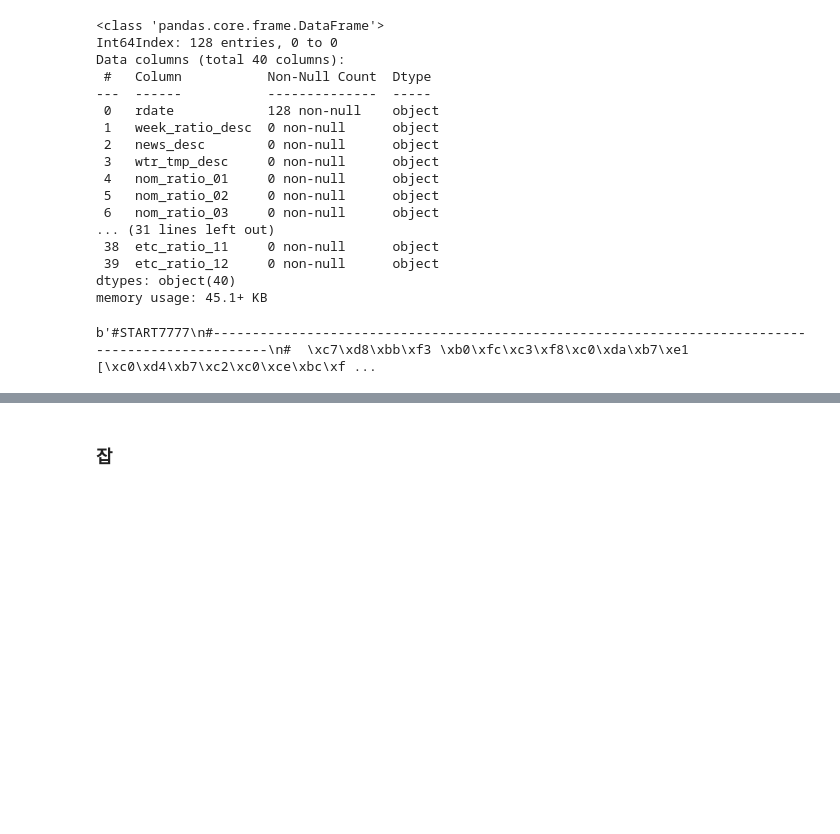
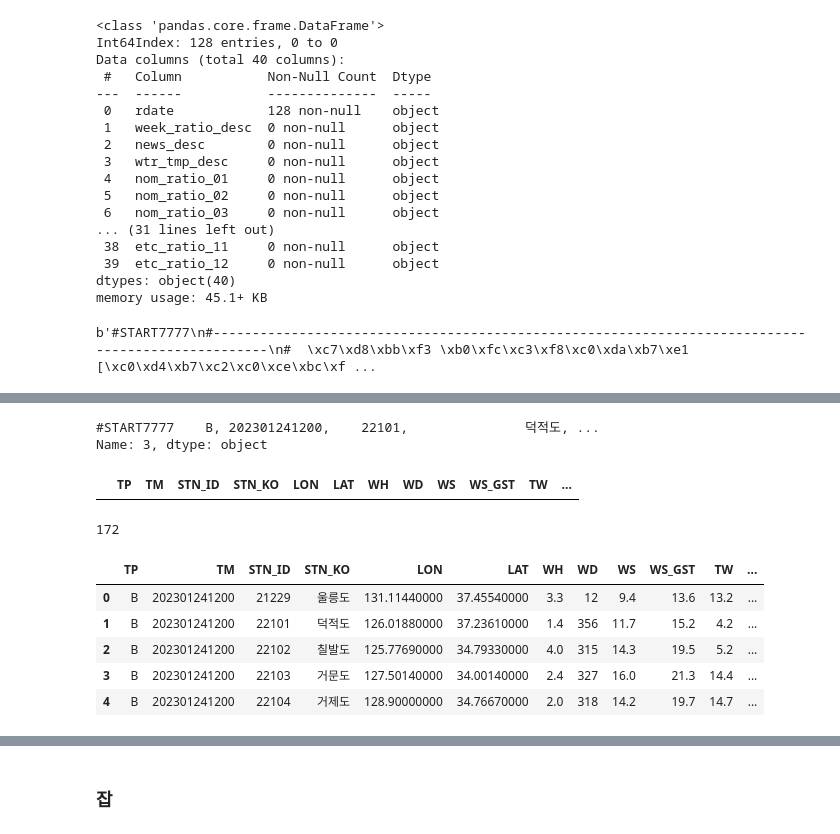
Before and after one commit to Kim-Geunyoung/DailyStudy, a Jupyter notebook: bigProject/dataERD.ipynb, the cells around one changed output, grey strips where cells are left out. Saved outputs shown, nothing was run; the diff lists cells and outputs as text; code cells hidden in the pictures; blank space fills up the shorter version.

```diff
--- a/bigProject/dataERD.ipynb
+++ b/bigProject/dataERD.ipynb
@@ -431,0 +429,20 @@ b'#START7777\n#-----------------------------------------------------------------
+# %%
+import pandas as pd
+from urllib.request import urlopen
+import requests
+import io
+
+domain = 'https://apihub.kma.go.kr/api/typ01/url/sea_obs.php?'
+tm = 'tm=202301241200&'
+stn_id = 'stn=0&'
+auth = 'authKey=5aAU_HThQPugFPx04cD7zw'
+
+url = domain + tm + stn_id + auth
+
+response = requests.get(url)
+
+# CSV 데이터를 데이터프레임으로 변환
+csv_data = response.text
+test_df = pd.read_csv(io.StringIO(csv_data), delimiter='\t')
+
+test_df.tail()
@@ -431,0 +456,5 @@ b'#START7777\n#-----------------------------------------------------------------
+# %%
+test_df.loc[3, :]
+# %% [output]
+#START7777    B, 202301241200,    22101,               덕적도, ...
+Name: 3, dtype: object
@@ -431,0 +463,8 @@ b'#START7777\n#-----------------------------------------------------------------
+# %%
+df.head()
+# %% [output]
+|  | TP | TM | STN_ID | STN_KO | LON | LAT | WH | WD | WS | WS_GST | TW | ... |
+# %%
+test_df.shape[0]
+# %% [output]
+172
@@ -431,0 +488,9 @@ b'#START7777\n#-----------------------------------------------------------------
+# %%
+df.head()
+# %% [output]
+|  | TP | TM | STN_ID | STN_KO | LON | LAT | WH | WD | WS | WS_GST | TW | ... |
+| 0 | B | 202301241200 | 21229 | 울릉도 | 131.11440000 | 37.45540000 | 3.3 | 12 | 9.4 | 13.6 | 13.2 | ... |
+| 1 | B | 202301241200 | 22101 | 덕적도 | 126.01880000 | 37.23610000 | 1.4 | 356 | 11.7 | 15.2 | 4.2 | ... |
+| 2 | B | 202301241200 | 22102 | 칠발도 | 125.77690000 | 34.79330000 | 4.0 | 315 | 14.3 | 19.5 | 5.2 | ... |
+| 3 | B | 202301241200 | 22103 | 거문도 | 127.50140000 | 34.00140000 | 2.4 | 327 | 16.0 | 21.3 | 14.4 | ... |
+| 4 | B | 202301241200 | 22104 | 거제도 | 128.90000000 | 34.76670000 | 2.0 | 318 | 14.2 | 19.7 | 14.7 | ... |
```
Also changed, not shown: parts of 9 cells of this notebook.
